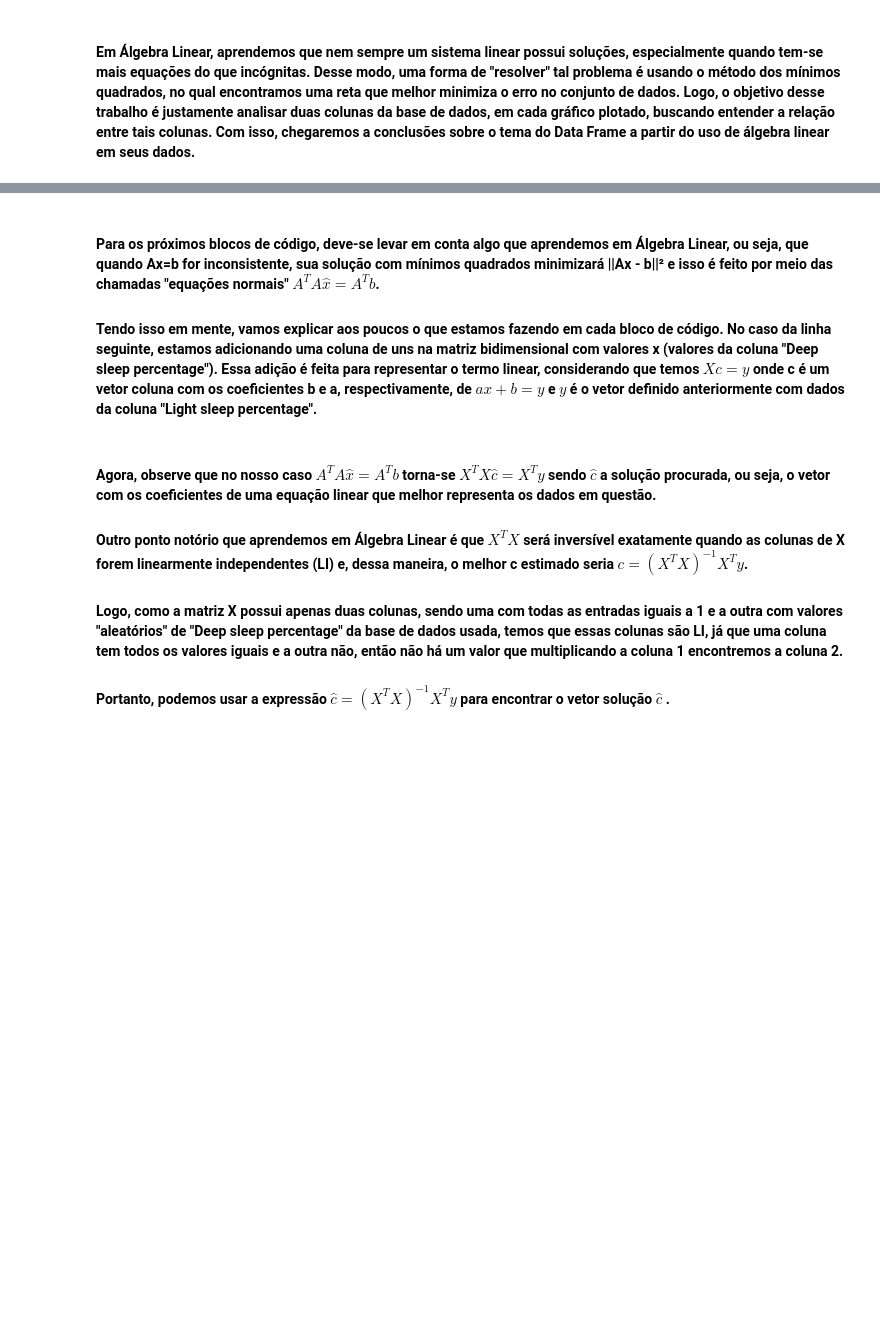
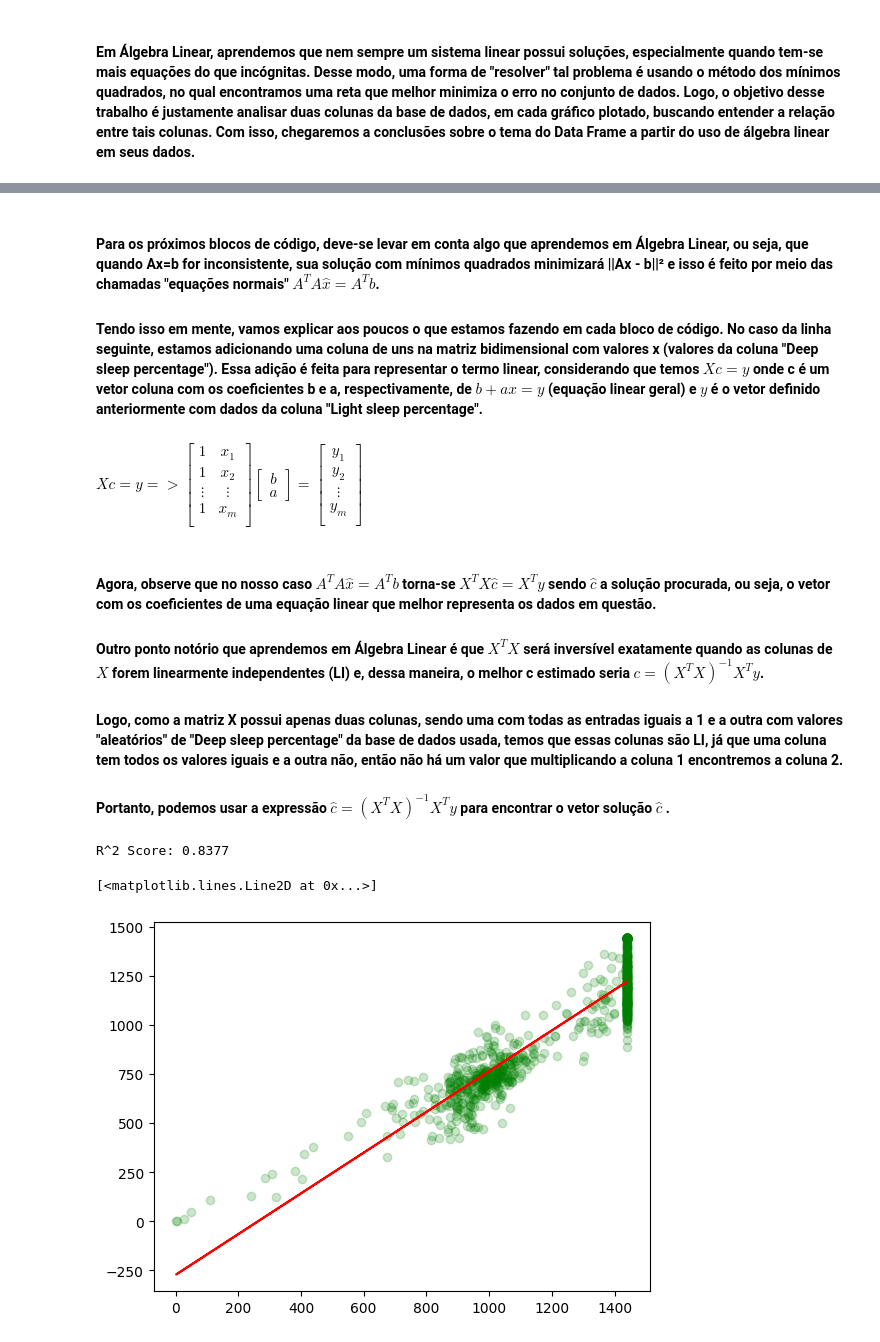
Before and after one commit to AnaJAPR/Aplicacao-de-Minimos-Quadrados, a Jupyter notebook: notebook_ana.ipynb, the cells around one changed output, grey strips where cells are left out. Drawn from its saved outputs; the diff is of its cells as text; code cells hidden in the pictures; blank space fills up the shorter version.

```diff
--- a/notebook_ana.ipynb
+++ b/notebook_ana.ipynb
@@ -28,12 +93,13 @@ y = df["Light sleep percentage"].values
 # %% [markdown]
 #### Para os próximos blocos de código, deve-se levar em conta algo que aprendemos em Álgebra Linear, ou seja, que quando Ax=b for inconsistente, sua solução com mínimos quadrados minimizará ||Ax - b||² e isso é feito por meio das chamadas "equações normais" $ A^T A \hat{x} = A^T b $.
-#### Tendo isso em mente, vamos explicar aos poucos o que estamos fazendo em cada bloco de código. No caso da linha seguinte, estamos adicionando uma coluna de uns na matriz bidimensional com valores x (valores da coluna "Deep sleep percentage"). Essa adição é feita para representar o termo linear, considerando que temos $ Xc = y $ onde **c** é um vetor coluna com os coeficientes **b** e **a**, respectivamente, de $ ax + b = y $ e $y$ é o vetor definido anteriormente com dados da coluna "Light sleep percentage".
+#### Tendo isso em mente, vamos explicar aos poucos o que estamos fazendo em cada bloco de código. No caso da linha seguinte, estamos adicionando uma coluna de uns na matriz bidimensional com valores x (valores da coluna "Deep sleep percentage"). Essa adição é feita para representar o termo linear, considerando que temos $ Xc = y $ onde **c** é um vetor coluna com os coeficientes **b** e **a**, respectivamente, de $ b + ax = y $ (equação linear geral) e $y$ é o vetor definido anteriormente com dados da coluna "Light sleep percentage".
+#### $ Xc = y =>    \begin{bmatrix}  1 & x_{1} \\ 1 & x_{2} \\  \vdots & \vdots \\  1 & x_{m} \\   \end{bmatrix}   \begin{bmatrix}  b \\ a \end{bmatrix} = \begin{bmatrix} y_{1} \\ y_{2} \\ \vdots \\ y_{m} \\ \end{bmatrix} $
 # %%
 # Adding a column of 1s to represent the linear term
 X = np.column_stack([np.ones_like(x), x])
 # %% [markdown]
 #### Agora, observe que no nosso caso $ A^T A \hat{x} = A^T b $ torna-se $ X^T X \hat{c} = X^T y $ sendo $ \hat{c} $ a solução procurada, ou seja, o vetor com os coeficientes de uma equação linear que melhor representa os dados em questão.
-#### Outro ponto notório que aprendemos em Álgebra Linear é que $ X^T X $ será inversível exatamente quando as colunas de X forem linearmente independentes (LI) e, dessa maneira, o melhor c estimado seria $ c = (X^T X)^{-1} X^T y$.
+#### Outro ponto notório que aprendemos em Álgebra Linear é que $ X^T X $ será inversível exatamente quando as colunas de $X$ forem linearmente independentes (LI) e, dessa maneira, o melhor c estimado seria $ c = (X^T X)^{-1} X^T y$.
 #### Logo, como a matriz X possui apenas duas colunas, sendo uma com todas as entradas iguais a 1 e a outra com valores "aleatórios" de "Deep sleep percentage" da base de dados usada, temos que essas colunas são LI, já que uma coluna tem todos os valores iguais e a outra não, então não há um valor que multiplicando a coluna 1 encontremos a coluna 2.
 #### Portanto, podemos usar a expressão $ \hat{c} = (X^T X)^{-1} X^T y $ para encontrar o vetor solução $ \hat{c} $  .
 # %%
@@ -42,3 +108,21 @@ coefficients = np.linalg.inv(X.T @ X) @ X.T @ y
 
 # Angular and linear coefficients
 l_coeff, a_coeff = coefficients
+# %%
+# Previsões do modelo
+y_pred = X @ coefficients
+
+# Coeficiente R^2
+r2 = r2_score(y, y_pred)
+print(f"R^2 Score: {r2:.4f}")
+# %% [output]
+R^2 Score: 0.8377
+# %%
+# Plotting
+plt.scatter(x, y, alpha=0.2, color="green")
+plt.plot(x, l_coeff + a_coeff*x, color="red") # line representing linear regression
+
+# plt.scatter(0, l_coeff + a_coeff*2.5, color='lightgreen', s = 20)
+# %% [output]
+[<matplotlib.lines.Line2D at 0x...>]
+[figure, added]
```
Also changed, not shown: parts of 2 cells of this notebook.
